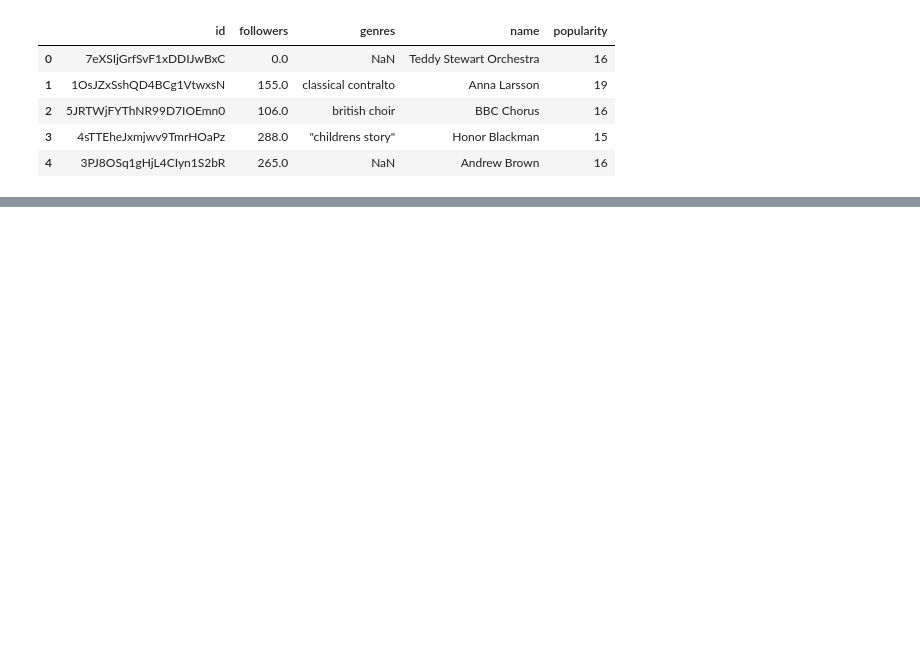
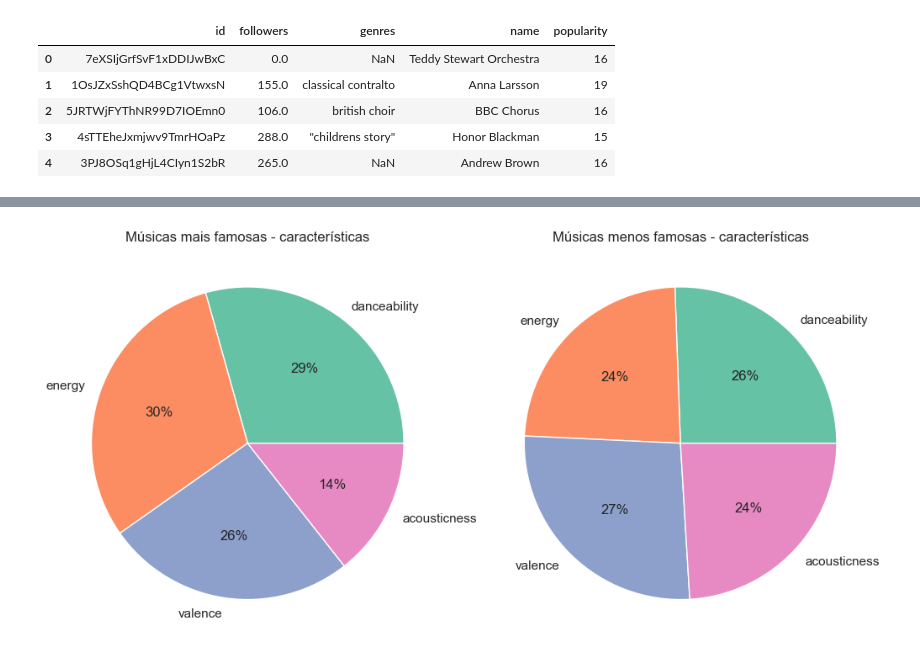
Before and after one commit to math3usvalenca/spotify_project, a Jupyter notebook: spotifyProject/spotify_eda.ipynb, the cells around one changed output, grey strips where cells are left out. Drawn from its saved outputs; the diff is of its cells as text; code cells hidden in the pictures; blank space fills up the shorter version.

Commit message:
análises de artistas e músicas

```diff
--- a/spotifyProject/spotify_eda.ipynb
+++ b/spotifyProject/spotify_eda.ipynb
@@ -3,11 +3,15 @@ import pandas as pd
 import numpy as np
 import matplotlib.pyplot as plt
 from matplotlib.gridspec import GridSpec
-from plotly.offline import iplot, init_notebook_mode
+from plotly.offline import iplot,plot, init_notebook_mode
+import plotly.offline as py
 import plotly.express as px
 import seaborn as sns
 import warnings
 warnings.filterwarnings("ignore")
+import plotly.io as pio
+import re
+pio.templates.default = 'plotly_dark'
 init_notebook_mode(connected=True)
 # %%
 artists_df = pd.read_csv('artists_cleaned.csv')
@@ -39,0 +67,2 @@ plt.show()
+# %%
+tracks_df = pd.read_csv('tracks_cleaned.csv')
@@ -39,0 +126,3 @@ plt.show()
+# %%
+most_famous = tracks_df[tracks_df['popularity']>44]
+less_famous = tracks_df[tracks_df['popularity']<22]
@@ -39,0 +138,15 @@ plt.show()
+# %%
+data1 = most_famous[['danceability','energy','valence','acousticness']].mean().reset_index()[0].values
+keys1 = most_famous[['danceability','energy','valence','acousticness']].mean().reset_index()['index'].values
+data2 = less_famous[['danceability','energy','valence','acousticness']].mean().reset_index()[0].values
+keys2 = less_famous[['danceability','energy','valence','acousticness']].mean().reset_index()['index'].values
+#palette_color = sns.color_palette('bright')
+sns.set_theme(context='notebook',style='ticks', palette='Set2', font='sans-serif', font_scale=1, color_codes=True, rc=None)
+fig, (ax1, ax2) = plt.subplots(1,2,constrained_layout=True, figsize=(10,5))
+ax1.pie(data1, labels=keys1, autopct='%.0f%%')
+ax1.set_title('Músicas mais famosas - características')
+ax2.pie(data2, labels=keys2, autopct='%.0f%%')
+ax2.set_title('Músicas menos famosas - características')
+fig.show()
+# %% [output]
+[figure, added]
```
Also changed, not shown: parts of 14 cells of this notebook.
